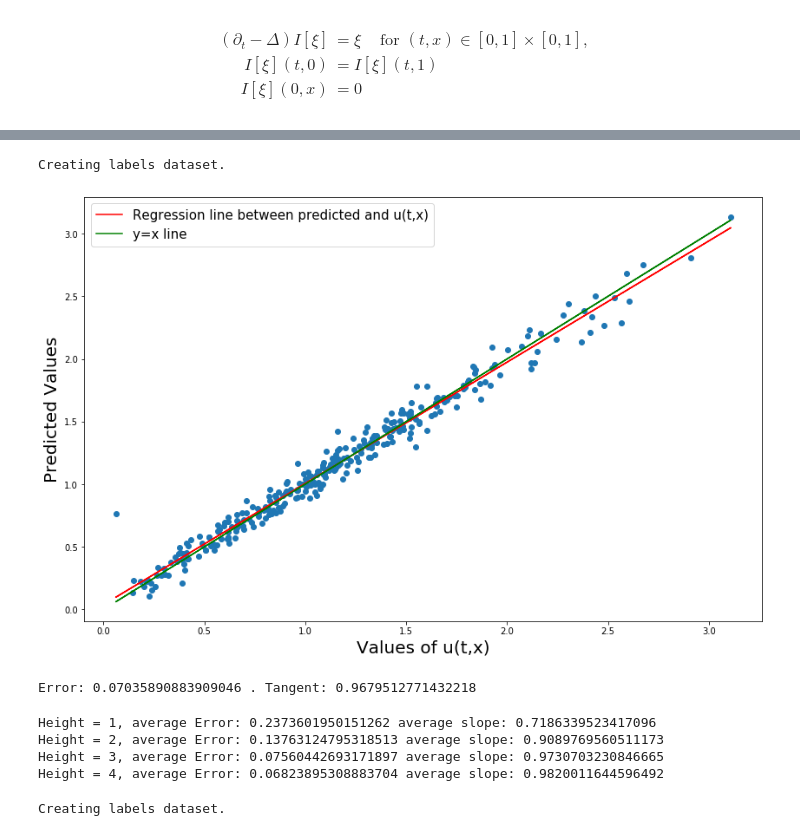
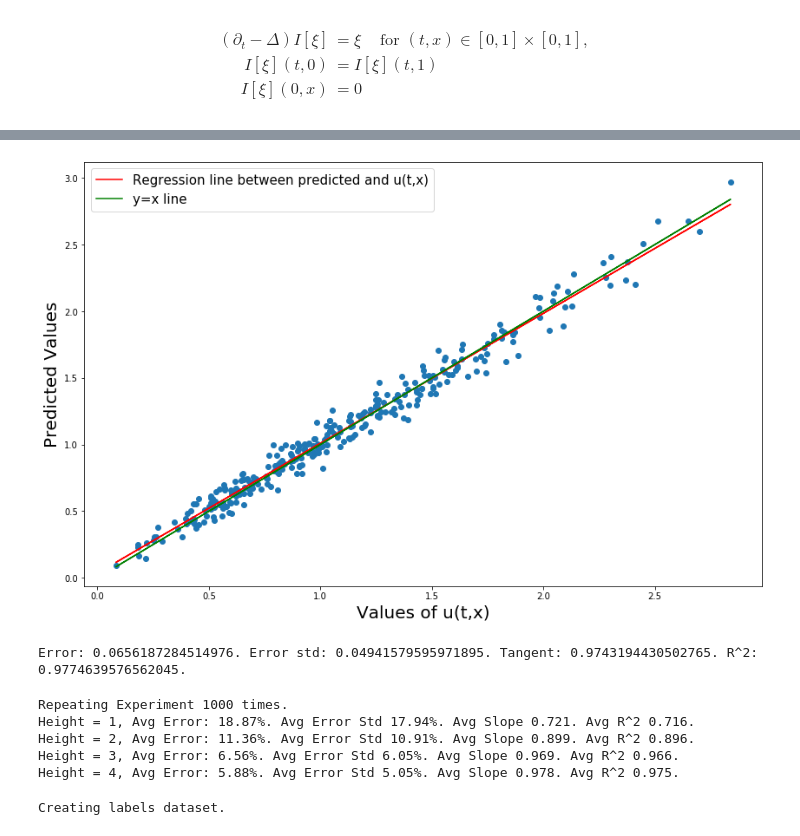
Before and after one commit to andrisger/Feature-Engineering-with-Regularity-Structures, a Jupyter notebook: Parabolic_Numerics.ipynb, the cells around one changed output, grey strips where cells are left out. Saved outputs shown, nothing was run; the diff lists cells and outputs as text; code cells hidden in the pictures.

Commit message:
Add files via upload
added std and r2. Created trivial algorithm experiments

```diff
--- a/Parabolic_Numerics.ipynb
+++ b/Parabolic_Numerics.ipynb
@@ -88,12 +89,14 @@ trees = {a: list(M_toy[a].models[0].keys()) for a in M_toy} # extract feature se
 
 trees_add = [a for a in trees[4] if 'xi(' not in a] # feature set for model without forcing
 # %%
-t, x = -1, 50 # Point where prediction will be made
-E = Experiment(t, x, t, x)
-E.F = Features_for_points[(t,x)]
-E.one_experiment(None, Soln_mult, split = True)
-E.show_regression_experiment()
+#  Multiplicative equation experiment
+
+t1, x1 = -1, 50 # Point where prediction will be made
+E = Experiment(t1, x1, t1, x1)
+E.F = Features_for_points[(t1,x1)]
+E.L = Soln_mult[:,t1,x1]
+E.one_experiment(split = True)
+E.show_regression_experiment(metric = err2)
 # %% [output]
+[figure, new version]
-Creating labels dataset.
+Error: 0.0656187284514976. Error std: 0.04941579595971895. Tangent: 0.9743194430502765. R^2: 0.9774639576562045.
-[figure, old version]
-Error: 0.07035890883909046 . Tangent: 0.9679512771432218
@@ -105,10 +102,0 @@ er4, t4 = E.many_regression_experiments(1000, columns = trees[4])
-# %%
-print("Height = 1, average Error:", er1, 'average slope:', t1)
-print("Height = 2, average Error:", er2, 'average slope:', t2)
-print("Height = 3, average Error:", er3, 'average slope:', t3)
-print("Height = 4, average Error:", er4, 'average slope:', t4)
-# %% [output]
-Height = 1, average Error: 0.2373601950151262 average slope: 0.7186339523417096
-Height = 2, average Error: 0.13763124795318513 average slope: 0.9089769560511173
-Height = 3, average Error: 0.07560442693171897 average slope: 0.9730703230846665
-Height = 4, average Error: 0.06823895308883704 average slope: 0.9820011644596492
@@ -115 +115,13 @@ Height = 4, average Error: 0.06823895308883704 average slope: 0.9820011644596492
+# %%
+print('Repeating Experiment {} times.'.format(repeat_num))
+print("Height = {}, Avg Error: {}%. Avg Error Std {}%. Avg Slope {}. Avg R^2 {}.".format(1, er1, std1, t1, r1))
+print("Height = {}, Avg Error: {}%. Avg Error Std {}%. Avg Slope {}. Avg R^2 {}.".format(2, er2, std2, t2, r2))
+print("Height = {}, Avg Error: {}%. Avg Error Std {}%. Avg Slope {}. Avg R^2 {}.".format(3, er3, std3, t3, r3))
+print("Height = {}, Avg Error: {}%. Avg Error Std {}%. Avg Slope {}. Avg R^2 {}.".format(4, er4, std4, t4, r4))
+# %% [output]
+Repeating Experiment 1000 times.
+Height = 1, Avg Error: 18.87%. Avg Error Std 17.94%. Avg Slope 0.721. Avg R^2 0.716.
+Height = 2, Avg Error: 11.36%. Avg Error Std 10.91%. Avg Slope 0.899. Avg R^2 0.896.
+Height = 3, Avg Error: 6.56%. Avg Error Std 6.05%. Avg Slope 0.969. Avg R^2 0.966.
+Height = 4, Avg Error: 5.88%. Avg Error Std 5.05%. Avg Slope 0.978. Avg R^2 0.975.
 # %%
```
Also changed, not shown: parts of 14 cells of this notebook.
